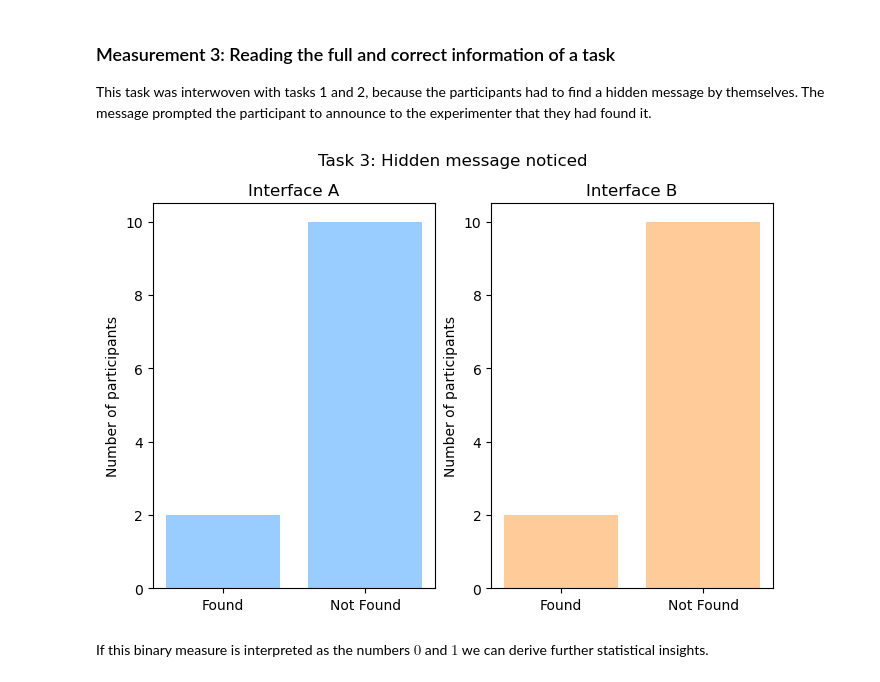
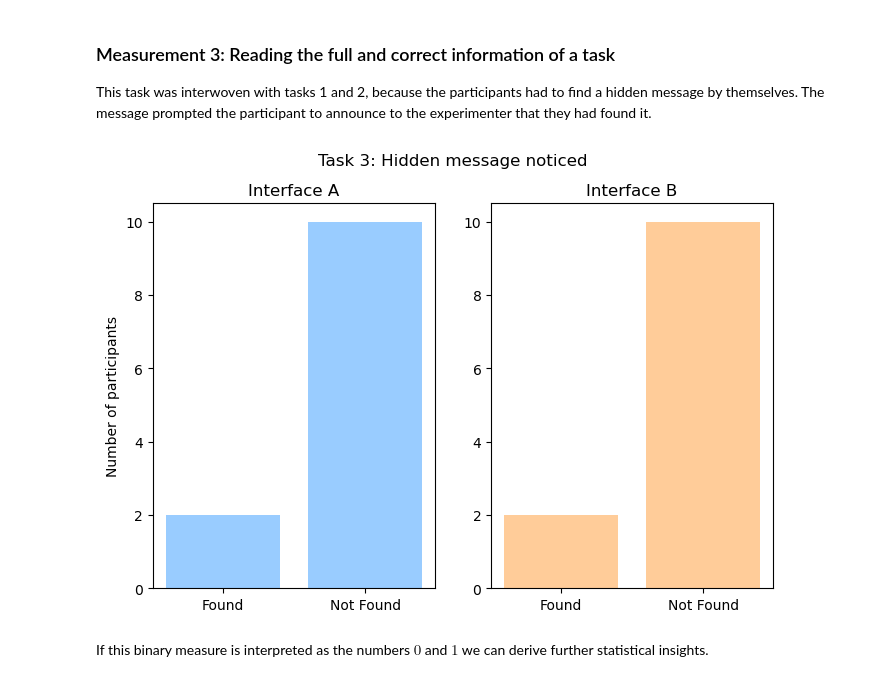
Before and after one commit to duxirosenberg/hci-project-hci2023-group-25, a Jupyter notebook: Deliverables/Study/Statistical Analysis.ipynb, the cells around one changed output. Drawn from its saved outputs; the diff is of its cells as text; code cells hidden in the pictures.

```diff
--- a/Deliverables/Study/Statistical Analysis.ipynb
+++ b/Deliverables/Study/Statistical Analysis.ipynb
@@ -161,21 +165,20 @@ task_3_found_message_B = interface_B['Hidden message noticed']
 # %%
 fig, axs = plt.subplots(1, 2, figsize=(8, 5))  # Increase the width of the figure
 
 fig.suptitle('Task 3: Hidden message noticed')
 # change color of the bars to light blue
 axs[0].bar(['Found', 'Not Found'], [task_3_found_message_A.sum(), task_3_found_message_A.count() - task_3_found_message_A.sum()], color='#99CCFF')
 axs[0].set_title('Interface A')
 # continue with the second plot
 axs[1].bar(['Found', 'Not Found'], [task_3_found_message_B.sum(), task_3_found_message_B.count() - task_3_found_message_B.sum()], color='#FFCC99')
 axs[1].set_title('Interface B')
 
 # add y axis label
 axs[0].set_ylabel('Number of participants')
-axs[1].set_ylabel('Number of participants')
 
 plt.show()
 # %% [output]
-[figure, old version]
+[figure, new version]
 # %% [markdown]
 If this binary measure is interpreted as the numbers $0$ and $1$ we can derive further statistical insights.
 # %%
```
Also changed, not shown: parts of 14 cells of this notebook.
